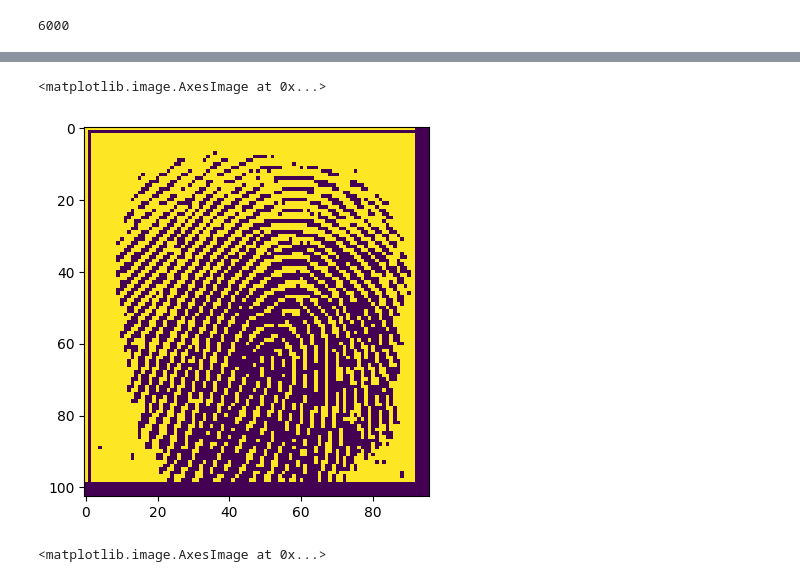
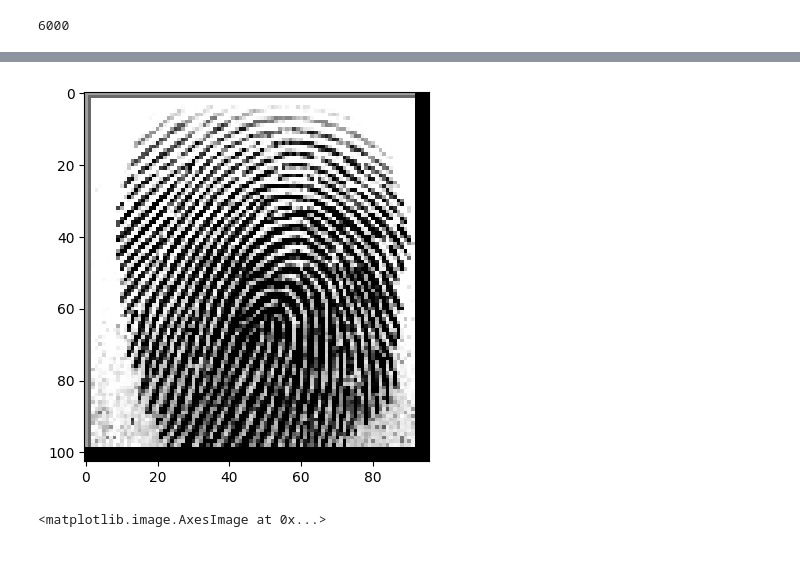
Before and after one commit to Kludi99/Fingerprints, a Jupyter notebook: MinutiaesRecognition.ipynb, the cells around one changed output, grey strips where cells are left out. Saved outputs shown, nothing was run; the diff lists cells and outputs as text; code cells hidden in the pictures.

```diff
--- a/MinutiaesRecognition.ipynb
+++ b/MinutiaesRecognition.ipynb
@@ -44,8 +32,7 @@ pltImage1 = plt.imshow(image1)
-# %%
-image1_0 = cv2.imread(images[0], 0)
-ret1,th1 = cv2.threshold(image1_0,0,255,cv2.THRESH_BINARY+cv2.THRESH_OTSU)
-plt.imshow(th1)
-# %% [output]
-<matplotlib.image.AxesImage at 0x...>
-[figure, removed]
+# %%
+image = cv2.imread(images[0])
+gray = cv2.cvtColor(image, cv2.COLOR_BGR2GRAY)
+plt.imshow(gray, cmap='gray')
+# %% [output]
+[figure, added]
 # %%
```
Also changed, not shown: parts of 24 cells of this notebook, 1 other file.
